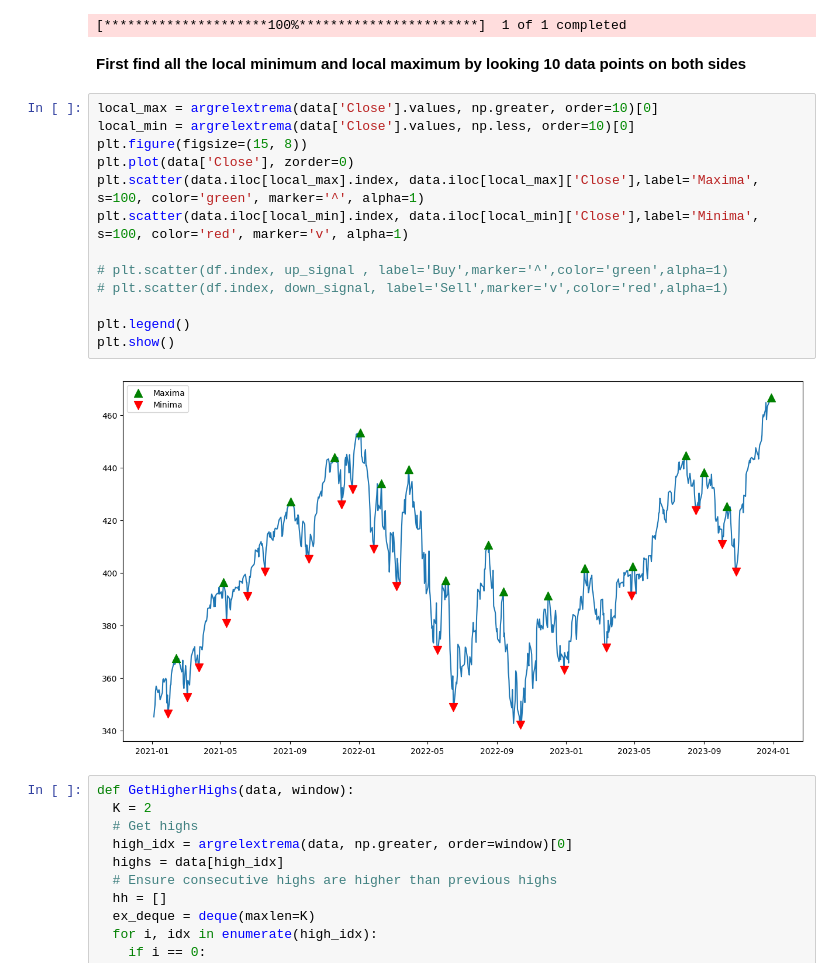
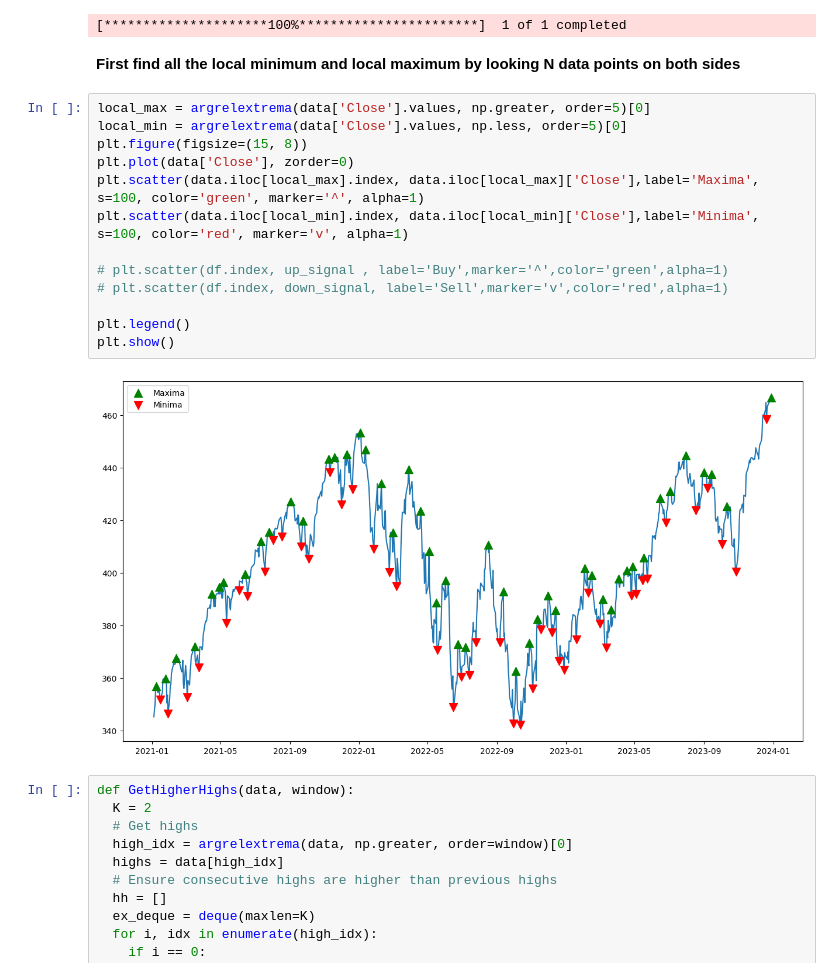
Before and after one commit to MarvinLok/Algo-Trading, a Jupyter notebook: higher_high_lower_low_higher_low_lower_high.ipynb, the cells around one changed output. Saved outputs shown, nothing was run; the diff lists cells and outputs as text.

```diff
--- a/higher_high_lower_low_higher_low_lower_high.ipynb
+++ b/higher_high_lower_low_higher_low_lower_high.ipynb
@@ -36,22 +36,22 @@ data = SPY_adj
 # %% [output]
 [*********************100%***********************]  1 of 1 completed
 # %% [markdown]
-**First find all the local minimum and local maximum by looking 10 data points on both sides**
+**First find all the local minimum and local maximum by looking N data points on both sides**
 # %%
-local_max = argrelextrema(data['Close'].values, np.greater, order=10)[0]
-local_min = argrelextrema(data['Close'].values, np.less, order=10)[0]
+local_max = argrelextrema(data['Close'].values, np.greater, order=5)[0]
+local_min = argrelextrema(data['Close'].values, np.less, order=5)[0]
 plt.figure(figsize=(15, 8))
 plt.plot(data['Close'], zorder=0)
 plt.scatter(data.iloc[local_max].index, data.iloc[local_max]['Close'],label='Maxima', s=100, color='green', marker='^', alpha=1)
 plt.scatter(data.iloc[local_min].index, data.iloc[local_min]['Close'],label='Minima', s=100, color='red', marker='v', alpha=1)
 
 # plt.scatter(df.index, up_signal , label='Buy',marker='^',color='green',alpha=1)
 # plt.scatter(df.index, down_signal, label='Sell',marker='v',color='red',alpha=1)
 
 plt.legend()
 plt.show()
 # %% [output]
-[figure, old version]
+[figure, new version]
 # %%
 def GetHigherHighs(data, window):
   K = 2
```
